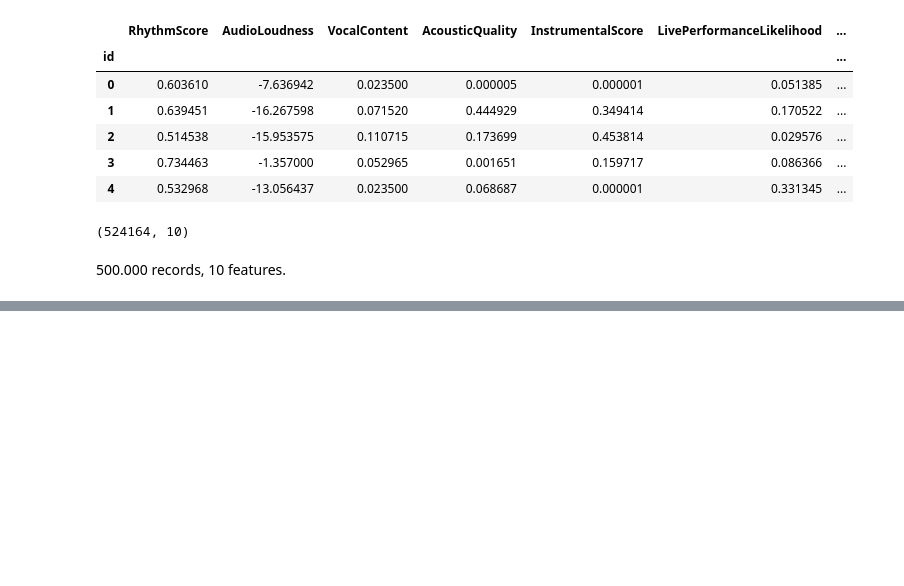
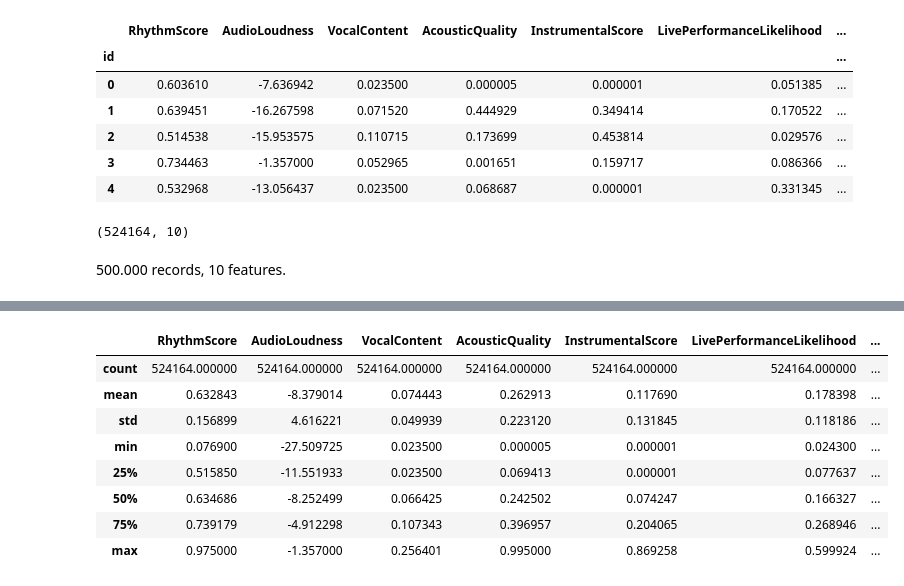
Before and after one commit to simon-mellergaard/datasimon, a Jupyter notebook: Kaggle competitions/Predicting-beats.ipynb, the cells around one changed output, grey strips where cells are left out. Drawn from its saved outputs; the diff is of its cells as text; code cells hidden in the pictures; blank space fills up the shorter version.

```diff
--- a/Kaggle competitions/Predicting-beats.ipynb
+++ b/Kaggle competitions/Predicting-beats.ipynb
@@ -46,0 +82,12 @@ data.shape
+# %%
+data_raw.describe()
+# %% [output]
+|  | RhythmScore | AudioLoudness | VocalContent | AcousticQuality | InstrumentalScore | LivePerformanceLikelihood | ... |
+| count | 524164.000000 | 524164.000000 | 524164.000000 | 524164.000000 | 524164.000000 | 524164.000000 | ... |
+| mean | 0.632843 | -8.379014 | 0.074443 | 0.262913 | 0.117690 | 0.178398 | ... |
+| std | 0.156899 | 4.616221 | 0.049939 | 0.223120 | 0.131845 | 0.118186 | ... |
+| min | 0.076900 | -27.509725 | 0.023500 | 0.000005 | 0.000001 | 0.024300 | ... |
+| 25% | 0.515850 | -11.551933 | 0.023500 | 0.069413 | 0.000001 | 0.077637 | ... |
+| 50% | 0.634686 | -8.252499 | 0.066425 | 0.242502 | 0.074247 | 0.166327 | ... |
+| 75% | 0.739179 | -4.912298 | 0.107343 | 0.396957 | 0.204065 | 0.268946 | ... |
+| max | 0.975000 | -1.357000 | 0.256401 | 0.995000 | 0.869258 | 0.599924 | ... |
```
Also changed, not shown: parts of 8 cells of this notebook.
